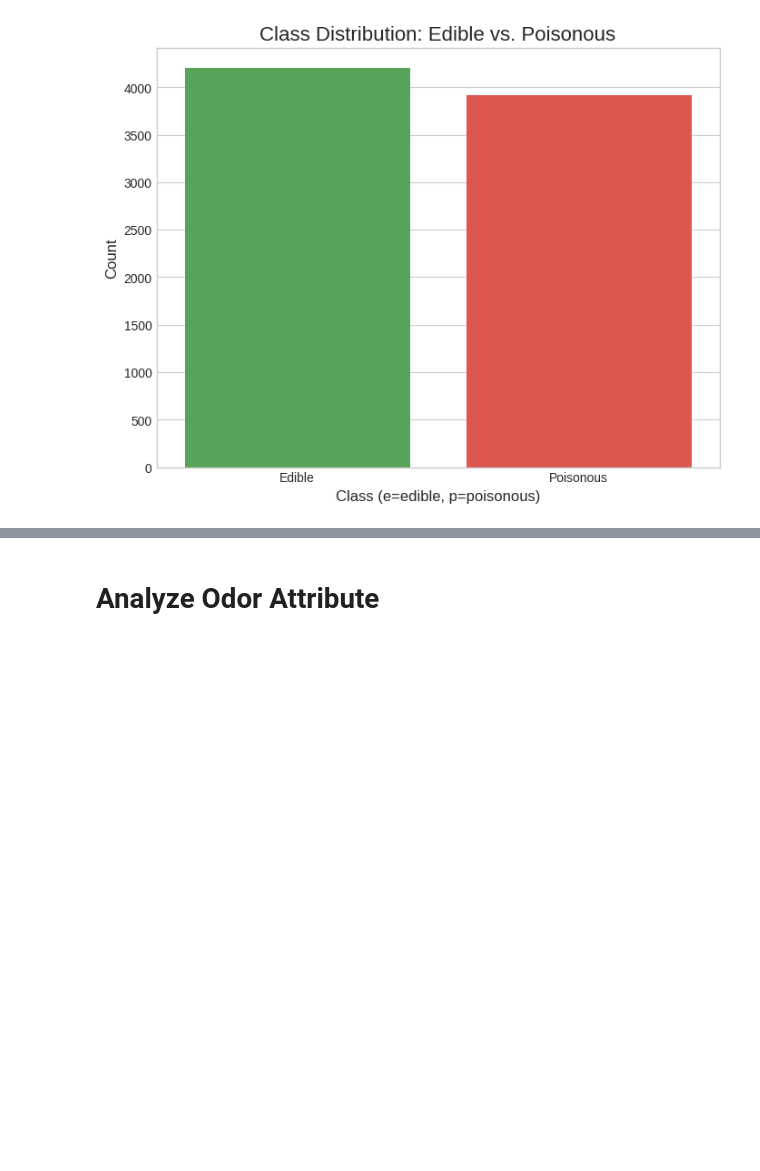
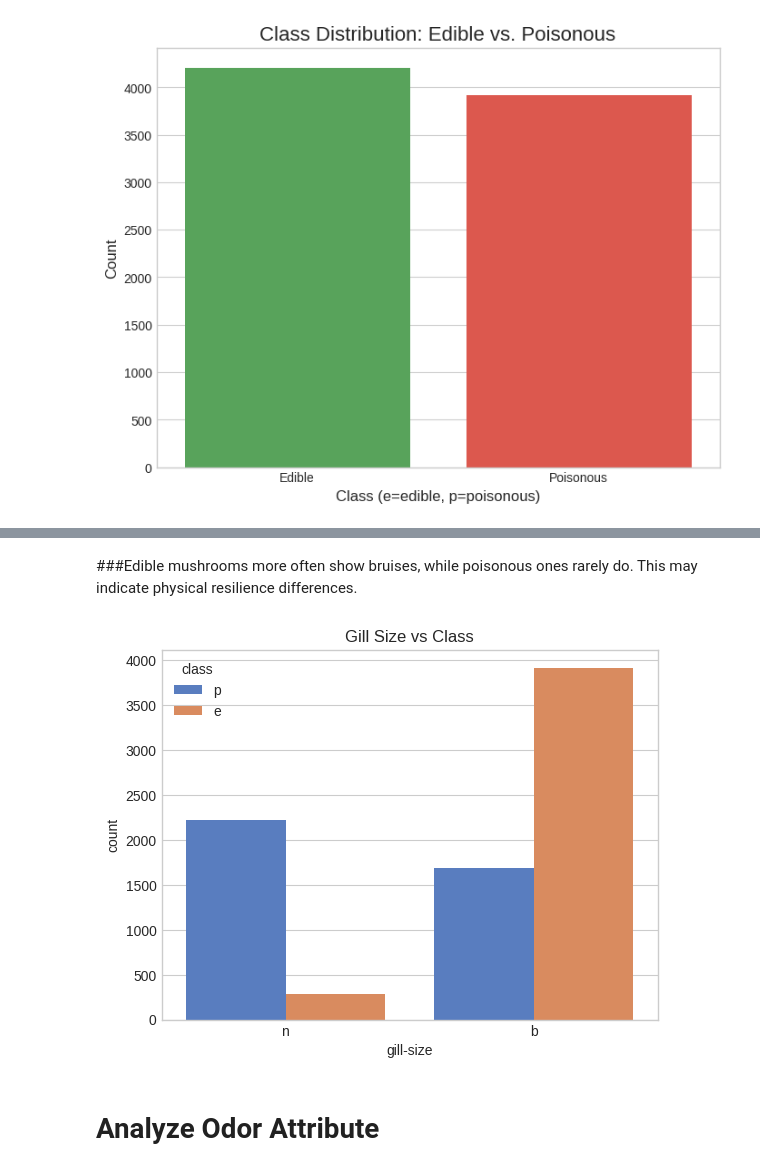
Before and after one commit to IYB-Mata/CCMACLRL_COM232_PROJECT, a Jupyter notebook: SSHROOMSS.ipynb, the cells around one changed output, grey strips where cells are left out. Saved outputs shown, nothing was run; the diff lists cells and outputs as text; code cells hidden in the pictures; blank space fills up the shorter version.

```diff
--- a/SSHROOMSS.ipynb
+++ b/SSHROOMSS.ipynb
@@ -260,3 +279,11 @@ Passing `palette` without assigning `hue` is deprecated and will be removed in v
+# %% [markdown]
+###Edible mushrooms more often show bruises, while poisonous ones rarely do. This may indicate physical resilience differences.
+# %%
+sns.countplot(x='gill-size', hue='class', data=df, palette='muted')
+plt.title('Gill Size vs Class')
+plt.show()
+# %% [output]
+[figure, added]
 # %% [markdown]
 # Analyze Odor Attribute
 # %%
```
Also changed, not shown: parts of 15 cells of this notebook.
